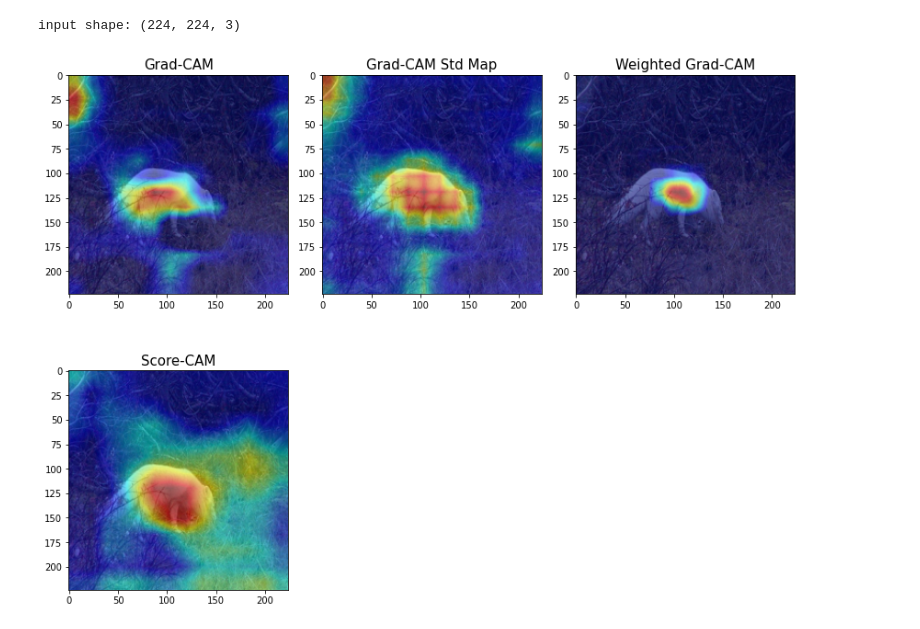
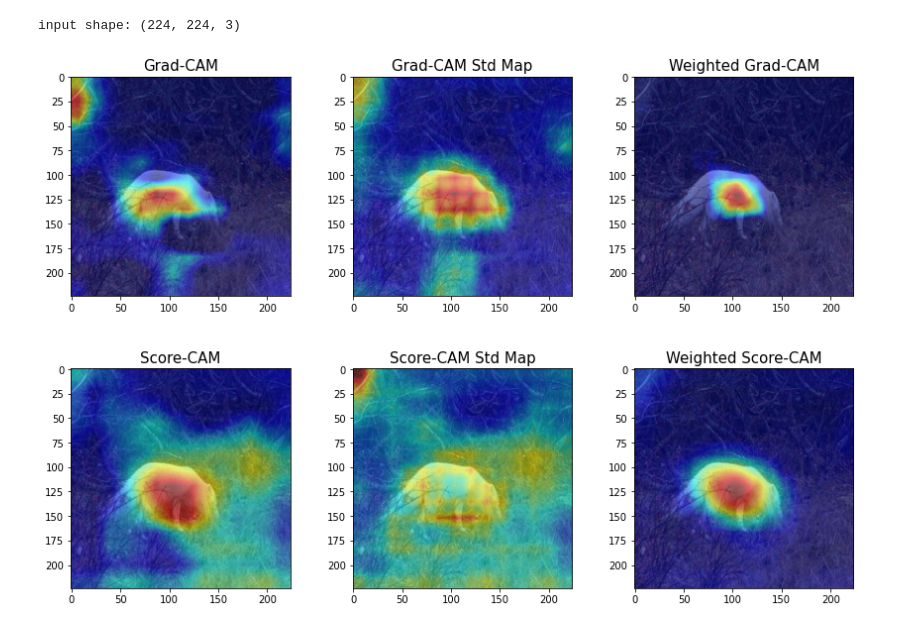
Before and after one commit to noriakis/cam-uncertainty, a Jupyter notebook: perturbation.ipynb, the cells around one changed output. Saved outputs shown, nothing was run; the diff lists cells and outputs as text; code cells hidden in the pictures.

```diff
--- a/perturbation.ipynb
+++ b/perturbation.ipynb
@@ -60,32 +59,32 @@ dropout_scorecam_image, _, dropout_scorecam_std_image= ScoreCam_Dropout(dropout_
 # %%
 fignum = 3
 fig = plt.figure()
 
 ax0 = fig.add_subplot(1, fignum, 1)
 ax0.imshow(Image.fromarray(gradcam_image))
 ax0.set_title('Grad-CAM', fontsize=15)
 
 ax1 = fig.add_subplot(1, fignum, 2)
 ax1.imshow(Image.fromarray(dropout_gradcam_std_image))
 ax1.set_title('Grad-CAM Std Map', fontsize=15)
 
 ax2 = fig.add_subplot(1, fignum, 3)
 ax2.imshow(Image.fromarray(dropout_gradcam_image))
 ax2.set_title('Weighted Grad-CAM', fontsize=15)
 
 ax0 = fig.add_subplot(2, fignum, 4)
 ax0.imshow(Image.fromarray(scorecam_image))
 ax0.set_title('Score-CAM', fontsize=15)
 
-# ax1 = fig.add_subplot(2, fignum, 5)
-# ax1.imshow(Image.fromarray(dropout_scorecam_std_image))
-# ax1.set_title('Score-CAM Std Map', fontsize=15)
+ax1 = fig.add_subplot(2, fignum, 5)
+ax1.imshow(Image.fromarray(dropout_scorecam_std_image))
+ax1.set_title('Score-CAM Std Map', fontsize=15)
 
-# ax2 = fig.add_subplot(2, fignum, 6)
-# ax2.imshow(Image.fromarray(dropout_scorecam_image))
-# ax2.set_title('Weighted Score-CAM', fontsize=15)
+ax2 = fig.add_subplot(2, fignum, 6)
+ax2.imshow(Image.fromarray(dropout_scorecam_image))
+ax2.set_title('Weighted Score-CAM', fontsize=15)
 
 fig.set_size_inches(12, 18)
 fig.tight_layout()
 # %% [output]
-[figure, old version]
+[figure, new version]
```
Also changed, not shown: parts of 2 cells of this notebook, 2 other files.
